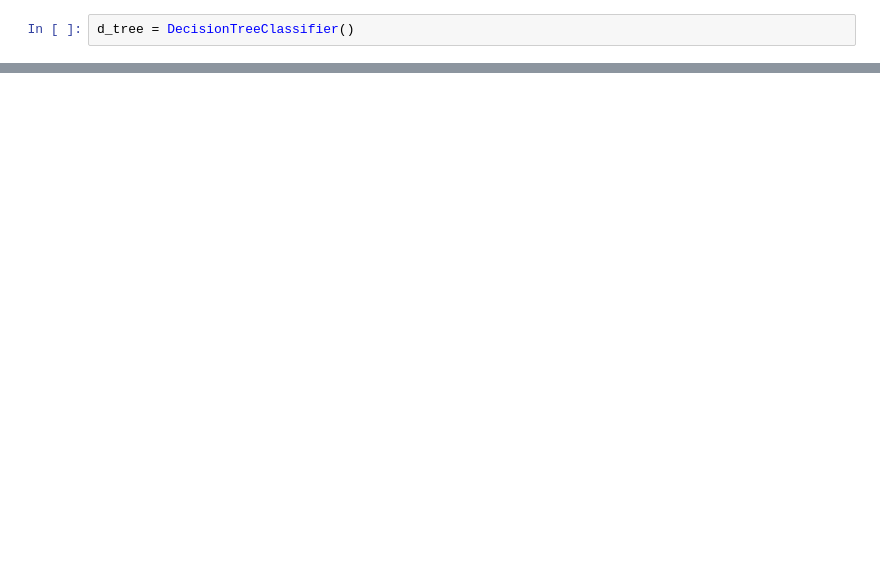
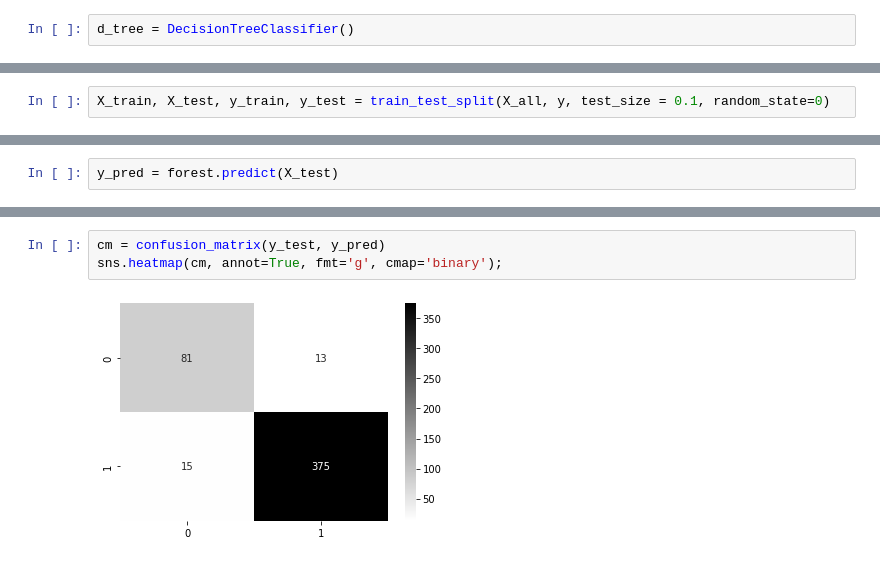
Before and after one commit to felipetimbo/ml-projects, a Jupyter notebook: People Analytics.ipynb, the cells around one changed output, grey strips where cells are left out. Cells and saved outputs as stored; diff of their text form; blank space fills up the shorter version.

```diff
--- a/People Analytics.ipynb
+++ b/People Analytics.ipynb
@@ -430,0 +466,2 @@ ValueError: could not convert string to float: 'HR'
+# %%
+X_train, X_test, y_train, y_test = train_test_split(X_all, y, test_size = 0.1, random_state=0)
@@ -430,0 +473,2 @@ ValueError: could not convert string to float: 'HR'
+# %%
+y_pred = forest.predict(X_test)
@@ -430,0 +479,5 @@ ValueError: could not convert string to float: 'HR'
+# %%
+cm = confusion_matrix(y_test, y_pred)
+sns.heatmap(cm, annot=True, fmt='g', cmap='binary');
+# %% [output]
+[figure, added]
```
Also changed, not shown: parts of 14 cells of this notebook.
